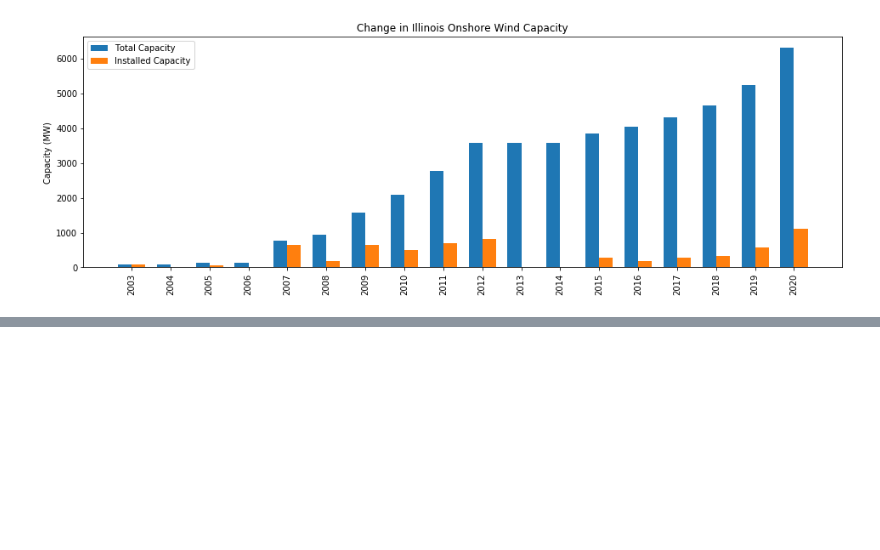
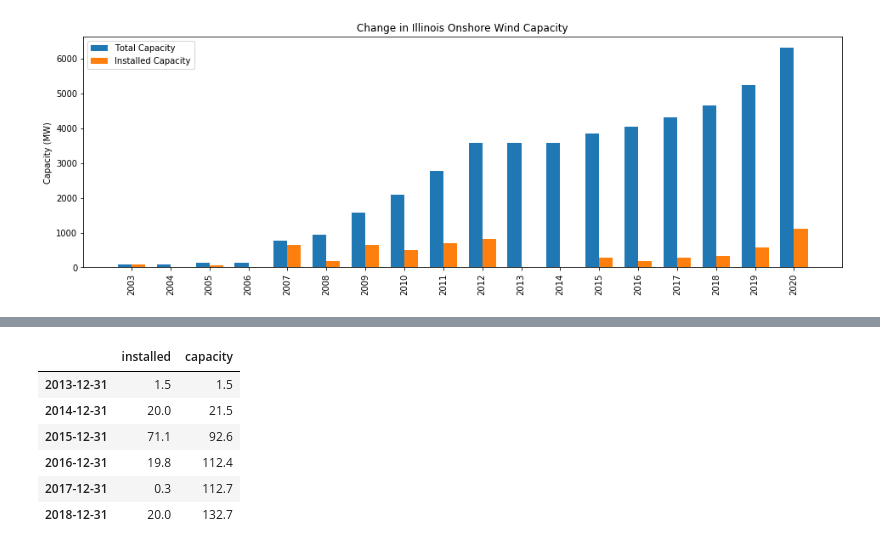
Before and after one commit to arfc/2021-04-nm-illinois, a Jupyter notebook: data/electric_capacity_illinois.ipynb, the cells around one changed output, grey strips where cells are left out. Saved outputs shown, nothing was run; the diff lists cells and outputs as text; code cells hidden in the pictures; blank space fills up the shorter version.

```diff
--- a/data/electric_capacity_illinois.ipynb
+++ b/data/electric_capacity_illinois.ipynb
@@ -336,0 +363,10 @@ plt.show()
+# %%
+simple_df
+# %% [output]
+|  | installed | capacity |
+| 2013-12-31 | 1.5 | 1.5 |
+| 2014-12-31 | 20.0 | 21.5 |
+| 2015-12-31 | 71.1 | 92.6 |
+| 2016-12-31 | 19.8 | 112.4 |
+| 2017-12-31 | 0.3 | 112.7 |
+| 2018-12-31 | 20.0 | 132.7 |
```
Also changed, not shown: parts of 4 cells of this notebook, 7 other files.
